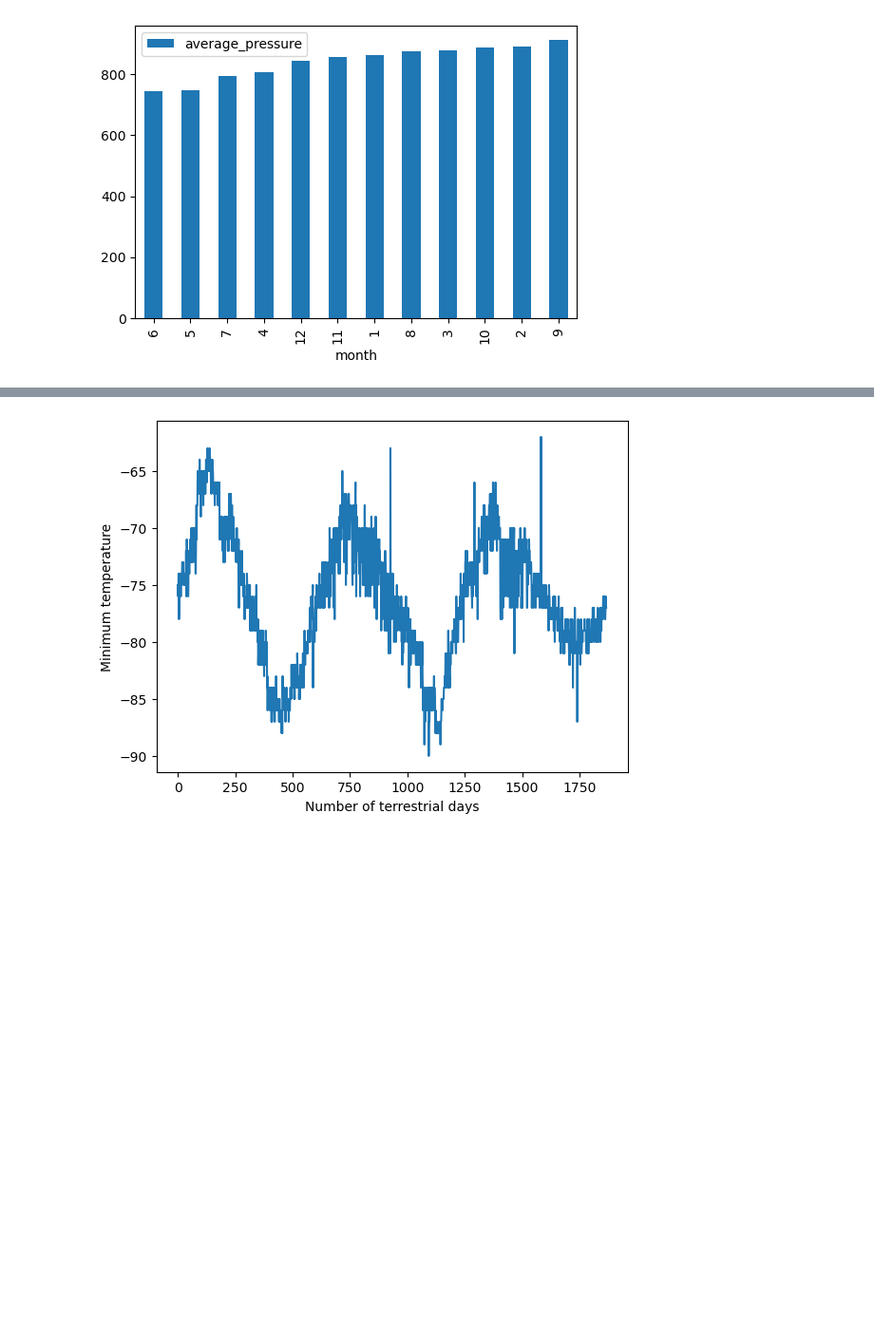
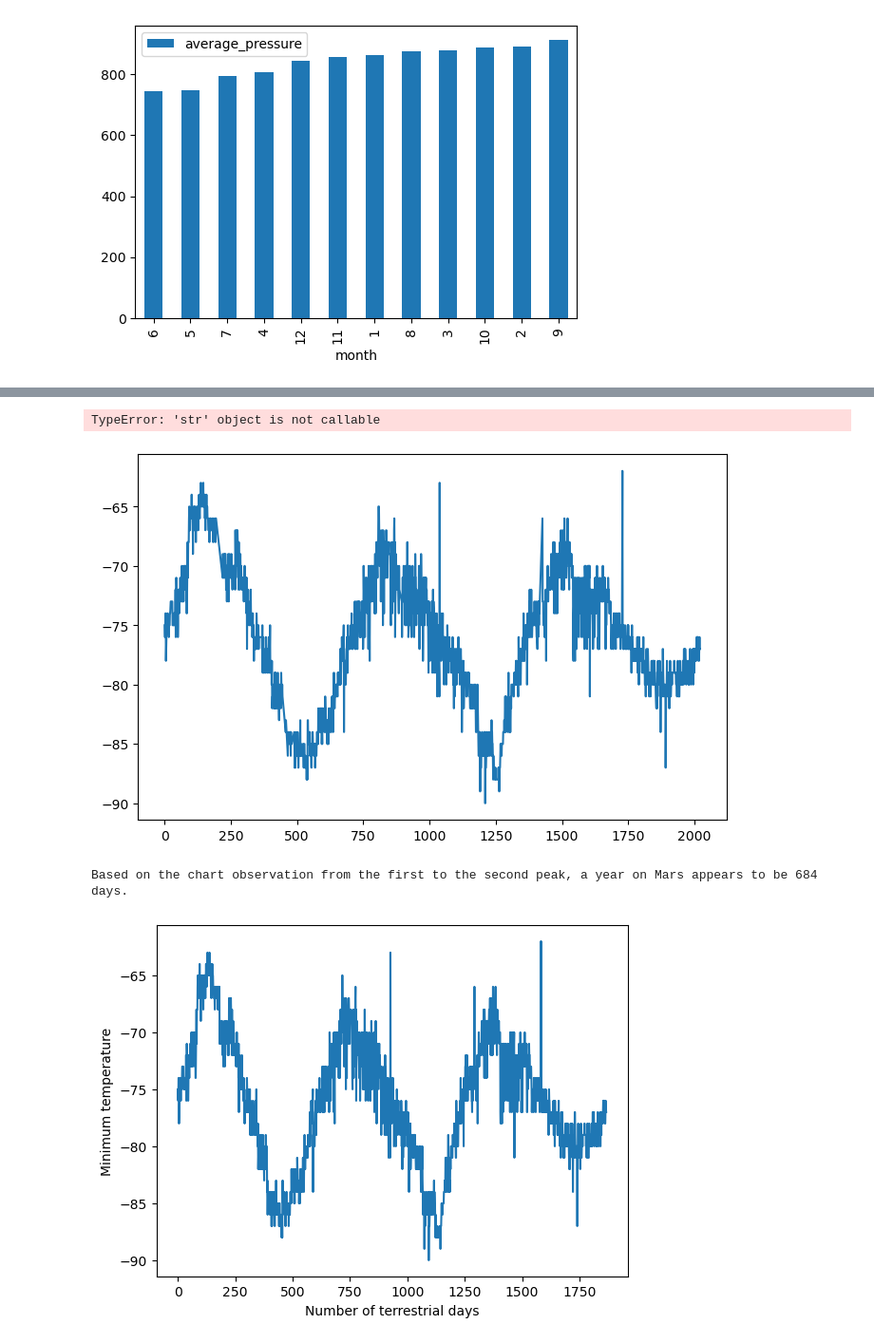
Before and after one commit to moonsunkey/web-scraping, a Jupyter notebook: part_2_mars_weather.ipynb, the cells around one changed output, grey strips where cells are left out. Shown at 95% size. Cells and saved outputs as stored; diff of their text form; code cells hidden in the pictures; blank space fills up the shorter version.

```diff
--- a/part_2_mars_weather.ipynb
+++ b/part_2_mars_weather.ipynb
@@ -282,3 +277,36 @@ plt.show()
+# %%
+# 5. How many terrestrial (earth) days are there in a Martian year?
+#Plotting a chart with terrestrial days and minimunm temprature
+#Create a dataframe
+day_temp_df = temp_df[['terrestrial_date', 'min_temp']]
+# Convert 'terrestrial_date' to datetime
+temp_df['terrestrial_date'] = pd.to_datetime(temp_df['terrestrial_date'])
+
+# Calculate the number of days from the start date
+temp_df['days_from_start'] = (temp_df['terrestrial_date'] - temp_df['terrestrial_date'].min()).dt.days
+
+day_temp_df = temp_df[['days_from_start', 'min_temp']]
+
+# Plotting
+plt.figure(figsize=(8, 5))
+plt.plot(day_temp_df['days_from_start'], day_temp_df['min_temp'])
+plt.title('Minimum Temperature by Number of Terrestrial Days')
+plt.xlabel('Number of Terrestrial Days')
+plt.ylabel('Minimum Temperature (°C)')
+plt.savefig('Temp_by_Terrestrial_Days.png')
+plt.show()
+# %% [output]
+TypeError: 'str' object is not callable
+[figure, added]
+# %%
+# Define the days corresponding to the first and second peaks
+first_peak_day = 166
+second_peak_day = 850
+
+#Statement of a year on Mars
+print(f"Based on the chart observation from the first to the second peak, a year on Mars appears to be {second_peak_day-first_peak_day} days.")
+# %% [output]
+Based on the chart observation from the first to the second peak, a year on Mars appears to be 684 days.
 # %%
 # 5. How many terrestrial (earth) days are there in a Martian year?
 # %% [output]
```
Also changed, not shown: parts of 4 cells of this notebook.
